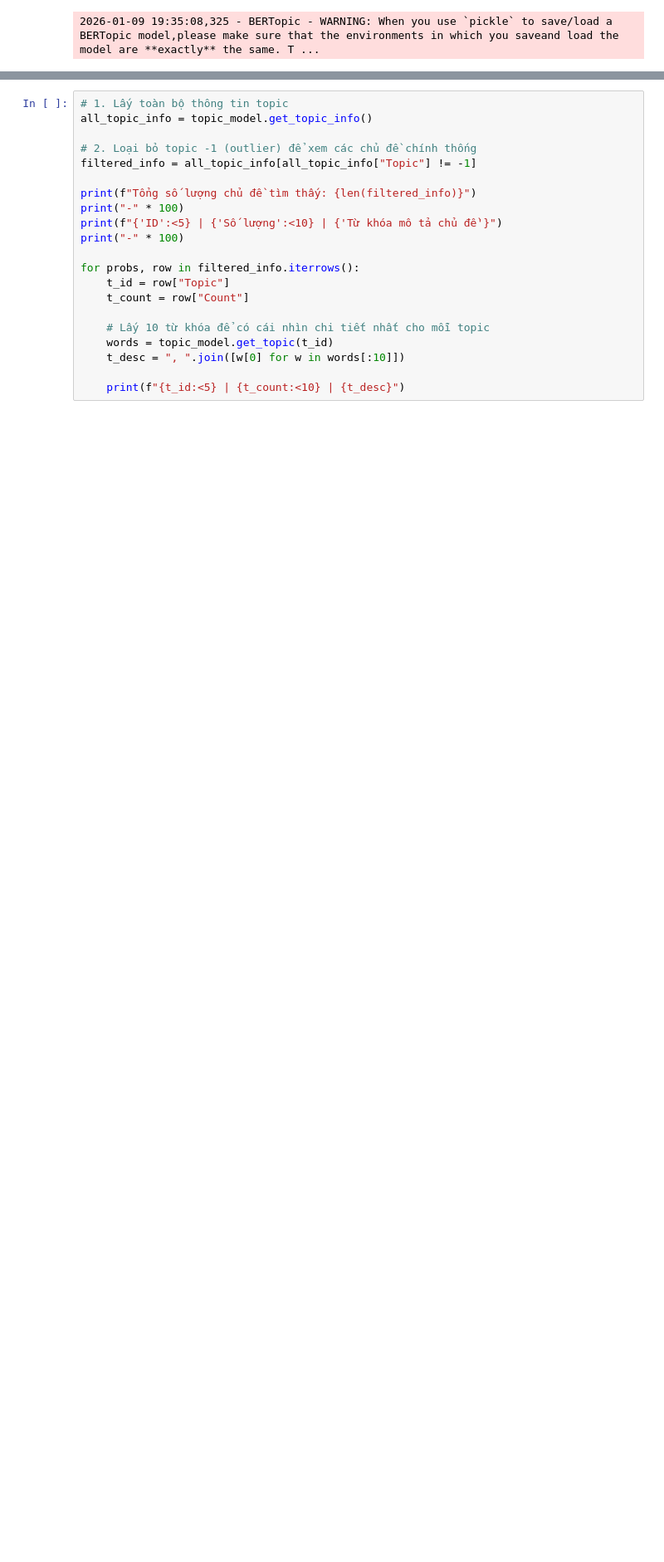
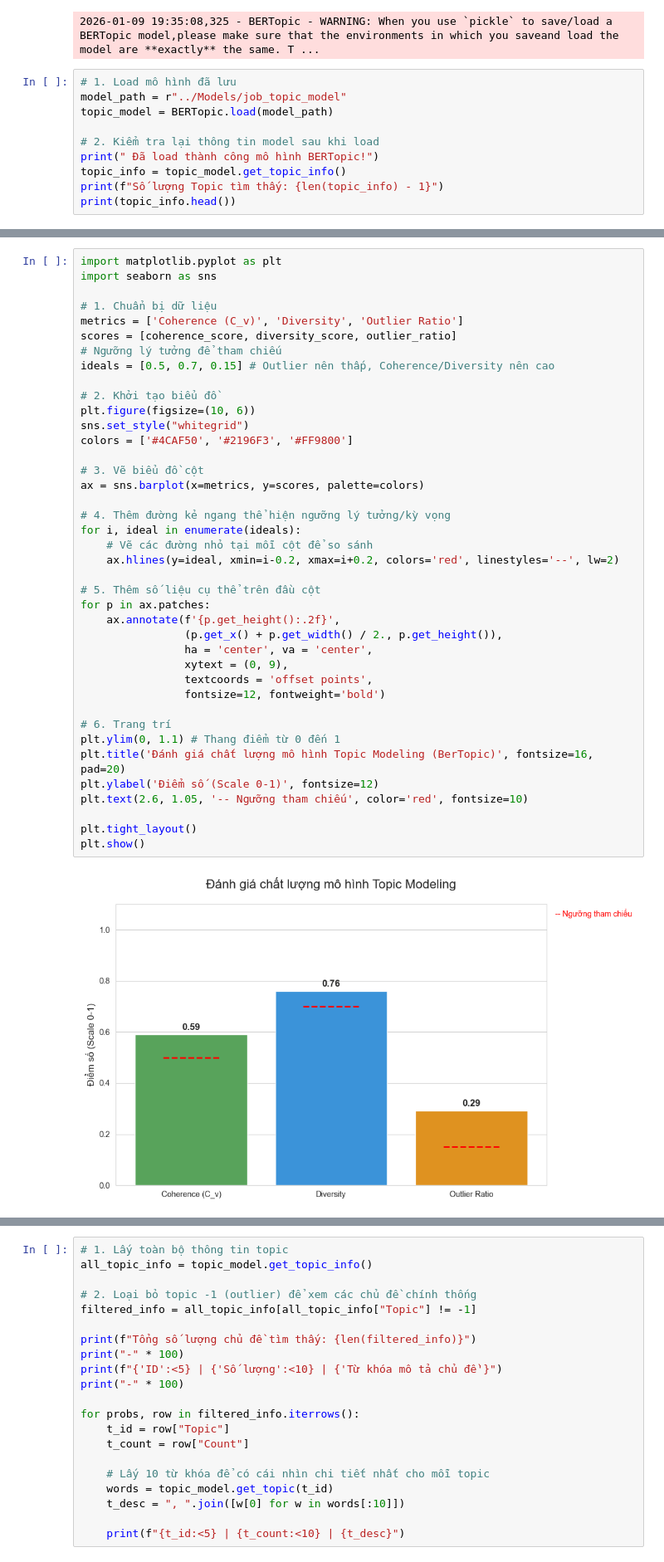
Before and after one commit to theanh-2k4/Project_Phan_Tich_Nghe_Nghiep, a Jupyter notebook: Code/Step2_TopicModeling.ipynb, the cells around one changed output, grey strips where cells are left out. Shown at 83% size. Drawn from its saved outputs; the diff is of its cells as text; blank space fills up the shorter version.

Commit message:
1. Thêm các chỉ số đánh giá Bertopic, 2. Bổ sung thêm Model khác

```diff
--- a/Code/Step2_TopicModeling.ipynb
+++ b/Code/Step2_TopicModeling.ipynb
@@ -94,3 +94,13 @@ topic_model.save(r"../Models/job_topic_model")
 # fig_class.write_html(r"../Figures/topics_by_job_role.html")
 # %% [output]
 2026-01-09 19:35:08,325 - BERTopic - WARNING: When you use `pickle` to save/load a BERTopic model,please make sure that the environments in which you saveand load the model are **exactly** the same. T ...
+# %%
+# 1. Load mô hình đã lưu
+model_path = r"../Models/job_topic_model"
+topic_model = BERTopic.load(model_path)
+
+# 2. Kiểm tra lại thông tin model sau khi load
+print(" Đã load thành công mô hình BERTopic!")
+topic_info = topic_model.get_topic_info()
+print(f"Số lượng Topic tìm thấy: {len(topic_info) - 1}")
+print(topic_info.head())
@@ -97,3 +187,45 @@ topic_model.save(r"../Models/job_topic_model")
+# %%
+import matplotlib.pyplot as plt
+import seaborn as sns
+
+# 1. Chuẩn bị dữ liệu
+metrics = ['Coherence (C_v)', 'Diversity', 'Outlier Ratio']
+scores = [coherence_score, diversity_score, outlier_ratio]
+# Ngưỡng lý tưởng để tham chiếu
+ideals = [0.5, 0.7, 0.15] # Outlier nên thấp, Coherence/Diversity nên cao
+
+# 2. Khởi tạo biểu đồ
+plt.figure(figsize=(10, 6))
+sns.set_style("whitegrid")
+colors = ['#4CAF50', '#2196F3', '#FF9800']
+
+# 3. Vẽ biểu đồ cột
+ax = sns.barplot(x=metrics, y=scores, palette=colors)
+
+# 4. Thêm đường kẻ ngang thể hiện ngưỡng lý tưởng/kỳ vọng
+for i, ideal in enumerate(ideals):
+    # Vẽ các đường nhỏ tại mỗi cột để so sánh
+    ax.hlines(y=ideal, xmin=i-0.2, xmax=i+0.2, colors='red', linestyles='--', lw=2)
+
+# 5. Thêm số liệu cụ thể trên đầu cột
+for p in ax.patches:
+    ax.annotate(f'{p.get_height():.2f}',
+                (p.get_x() + p.get_width() / 2., p.get_height()),
+                ha = 'center', va = 'center',
+                xytext = (0, 9),
+                textcoords = 'offset points',
+                fontsize=12, fontweight='bold')
+
+# 6. Trang trí
+plt.ylim(0, 1.1) # Thang điểm từ 0 đến 1
+plt.title('Đánh giá chất lượng mô hình Topic Modeling (BerTopic)', fontsize=16, pad=20)
+plt.ylabel('Điểm số (Scale 0-1)', fontsize=12)
+plt.text(2.6, 1.05, '-- Ngưỡng tham chiếu', color='red', fontsize=10)
+
+plt.tight_layout()
+plt.show()
+# %% [output]
+[figure, added]
 # %%
 # 1. Gán Topic ID vào DataFrame
 df['Topic_ID'] = topics
```
Also changed, not shown: parts of 4 cells of this notebook, 2 other files.
